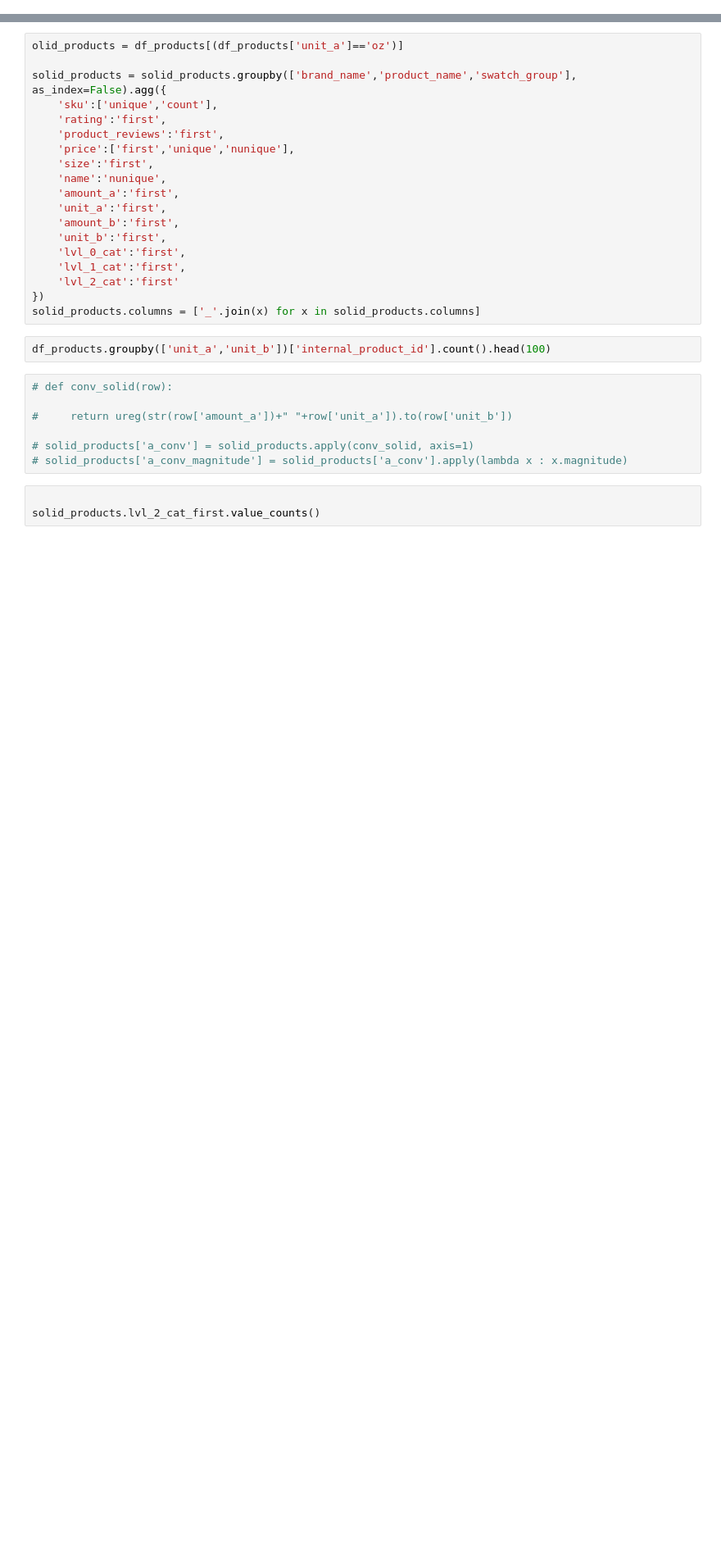
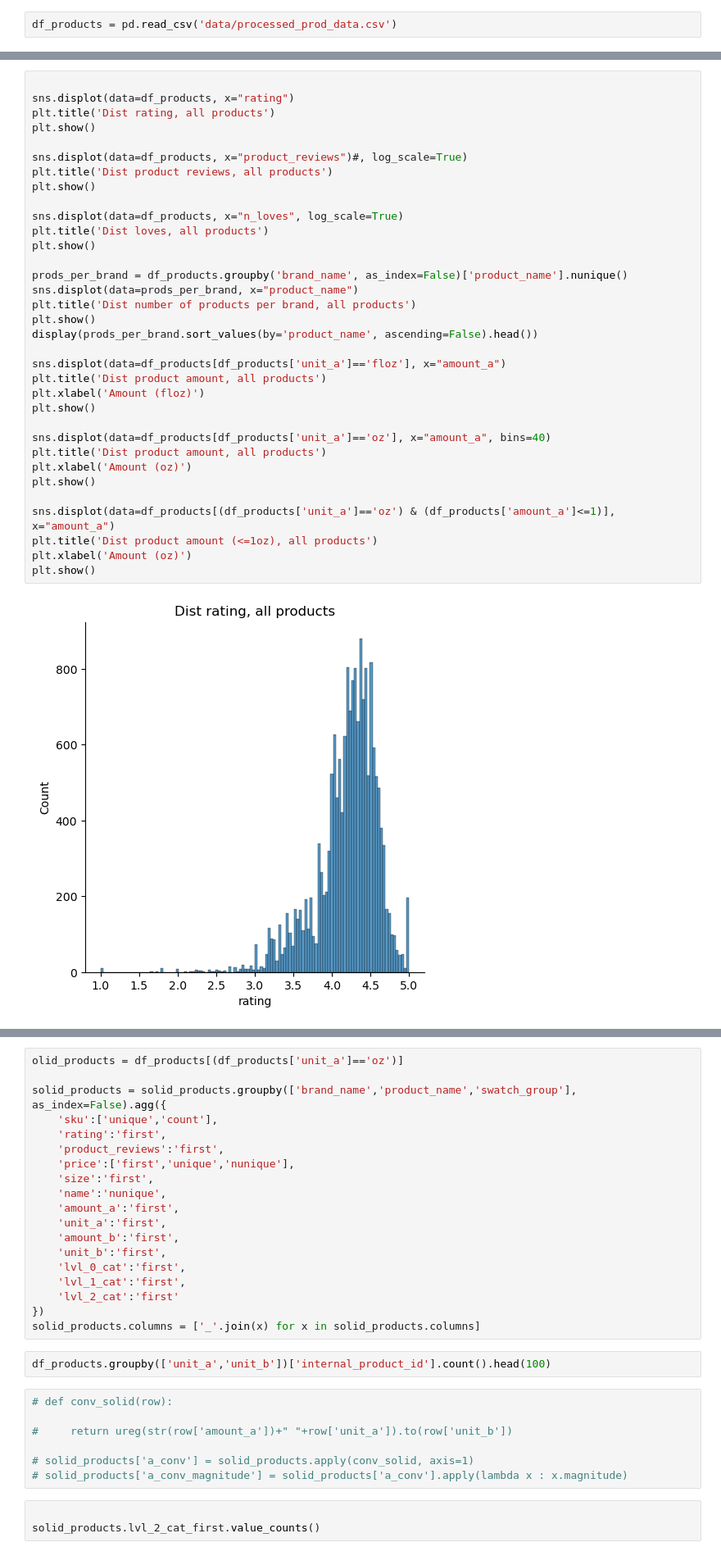
Before and after one commit to leblanchannah/value-cluster, a Jupyter notebook: product_EDA.ipynb, the cells around one changed output, grey strips where cells are left out. Shown at 82% size. Drawn from its saved outputs; the diff is of its cells as text; blank space fills up the shorter version.

```diff
--- a/product_EDA.ipynb
+++ b/product_EDA.ipynb
@@ -11,0 +6,2 @@ from pint import UnitRegistry
+# %%
+df_products = pd.read_csv('data/processed_prod_data.csv')
@@ -11,0 +20,36 @@ from pint import UnitRegistry
+# %%
+
+sns.displot(data=df_products, x="rating")
+plt.title('Dist rating, all products')
+plt.show()
+
+sns.displot(data=df_products, x="product_reviews")#, log_scale=True)
+plt.title('Dist product reviews, all products')
+plt.show()
+
+sns.displot(data=df_products, x="n_loves", log_scale=True)
+plt.title('Dist loves, all products')
+plt.show()
+
+prods_per_brand = df_products.groupby('brand_name', as_index=False)['product_name'].nunique()
+sns.displot(data=prods_per_brand, x="product_name")
+plt.title('Dist number of products per brand, all products')
+plt.show()
+display(prods_per_brand.sort_values(by='product_name', ascending=False).head())
+
+sns.displot(data=df_products[df_products['unit_a']=='floz'], x="amount_a")
+plt.title('Dist product amount, all products')
+plt.xlabel('Amount (floz)')
+plt.show()
+
+sns.displot(data=df_products[df_products['unit_a']=='oz'], x="amount_a", bins=40)
+plt.title('Dist product amount, all products')
+plt.xlabel('Amount (oz)')
+plt.show()
+
+sns.displot(data=df_products[(df_products['unit_a']=='oz') & (df_products['amount_a']<=1)], x="amount_a")
+plt.title('Dist product amount (<=1oz), all products')
+plt.xlabel('Amount (oz)')
+plt.show()
+# %% [output]
+[figure, added]
```
Also changed, not shown: parts of 4 cells of this notebook.
